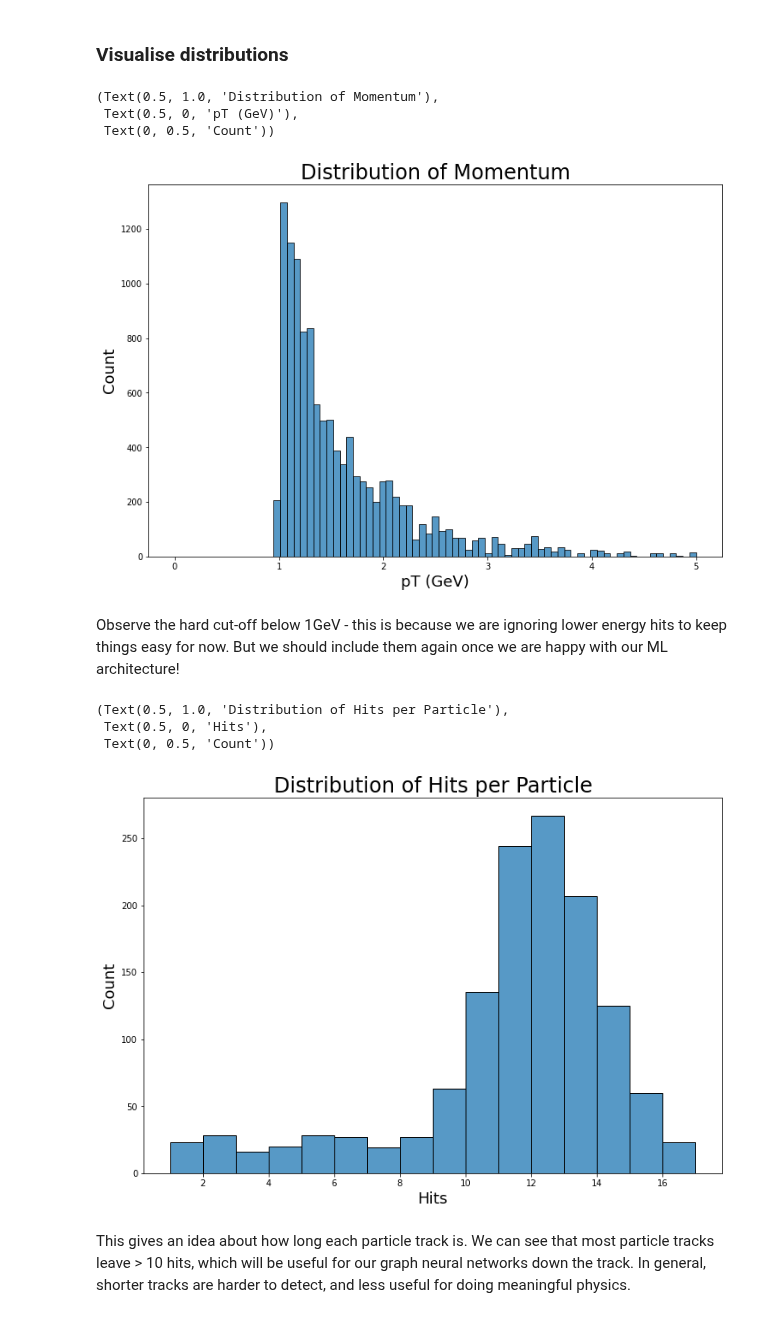
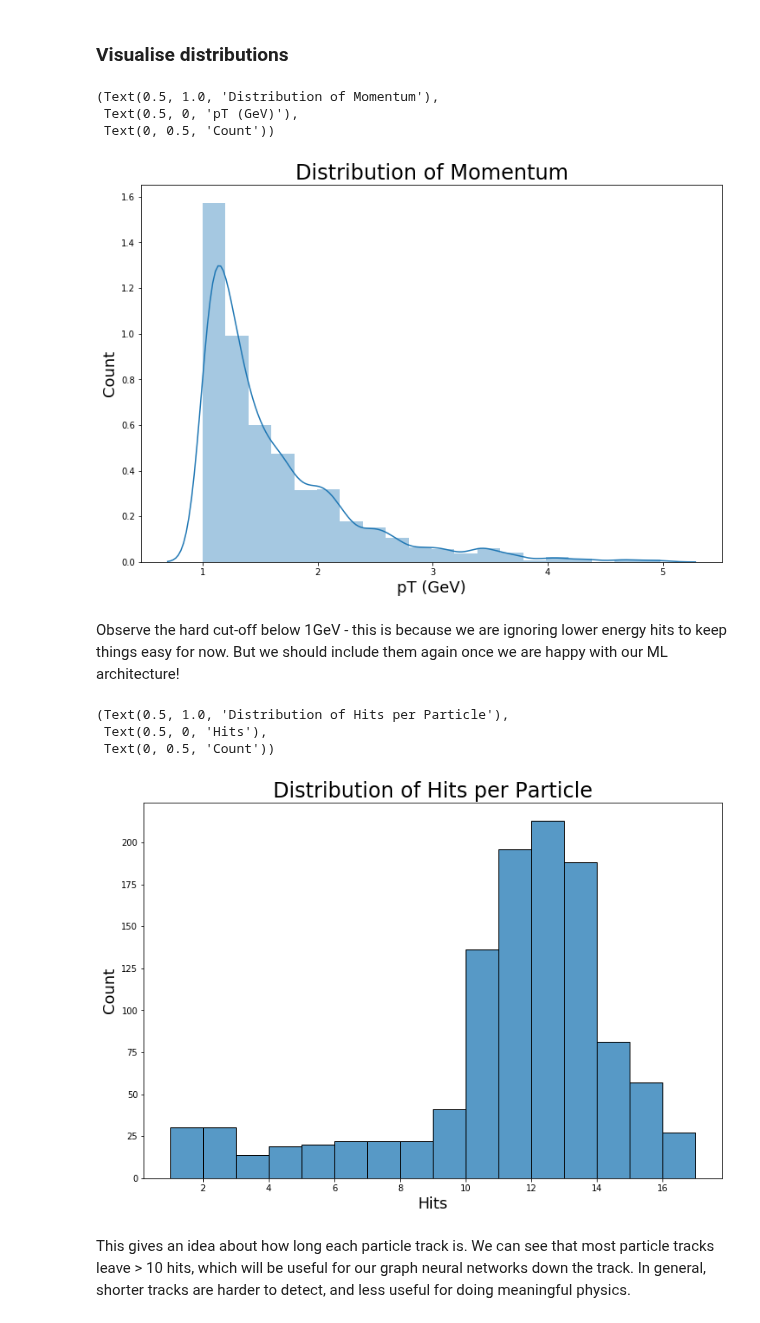
Before and after one commit to HSF-reco-and-software-triggers/Tracking-ML-Exa.TrkX, a Jupyter notebook: Pipelines/TrackML_Example/notebooks/Example_Embedding.ipynb, the cells around one changed output. Saved outputs shown, nothing was run; the diff lists cells and outputs as text; code cells hidden in the pictures.

```diff
--- a/Pipelines/TrackML_Example/notebooks/Example_Embedding.ipynb
+++ b/Pipelines/TrackML_Example/notebooks/Example_Embedding.ipynb
@@ -110,13 +92,13 @@ plt.title("Azimuthal View of Detector", fontsize=24), plt.xlabel("x", fontsize=1
 ### Visualise distributions
 # %%
 plt.figure(figsize=(12,8))
-sns.histplot(example_data.pt, binrange=[0, 5])
+sns.distplot(example_data.pt[example_data.pt < 5].numpy(), bins = 20)
 plt.title("Distribution of Momentum", fontsize=24), plt.xlabel("pT (GeV)", fontsize=18), plt.ylabel("Count", fontsize=18)
 # %% [output]
 (Text(0.5, 1.0, 'Distribution of Momentum'),
  Text(0.5, 0, 'pT (GeV)'),
  Text(0, 0.5, 'Count'))
-[figure, old version]
+[figure, new version]
 # %% [markdown]
 Observe the hard cut-off below 1GeV - this is because we are ignoring lower energy hits to keep things easy for now. But we should include them again once we are happy with our ML architecture!
 # %%
@@ -124,12 +106,12 @@ _, particle_counts = np.unique(example_data.pid.numpy(), return_counts = True)
 # %%
 plt.figure(figsize=(12,8))
-sns.histplot(particle_counts, binwidth=1)
+sns.histplot(particle_counts[particle_id == particle_id], binwidth=1)
 plt.title("Distribution of Hits per Particle", fontsize=24), plt.xlabel("Hits", fontsize=18), plt.ylabel("Count", fontsize=18)
 # %% [output]
 (Text(0.5, 1.0, 'Distribution of Hits per Particle'),
  Text(0.5, 0, 'Hits'),
  Text(0, 0.5, 'Count'))
-[figure, old version]
+[figure, new version]
 # %% [markdown]
 This gives an idea about how long each particle track is. We can see that most particle tracks leave > 10 hits, which will be useful for our graph neural networks down the track. In general, shorter tracks are harder to detect, and less useful for doing meaningful physics.
 # %% [markdown]
```
Also changed, not shown: parts of 16 cells of this notebook, 33 other files.
